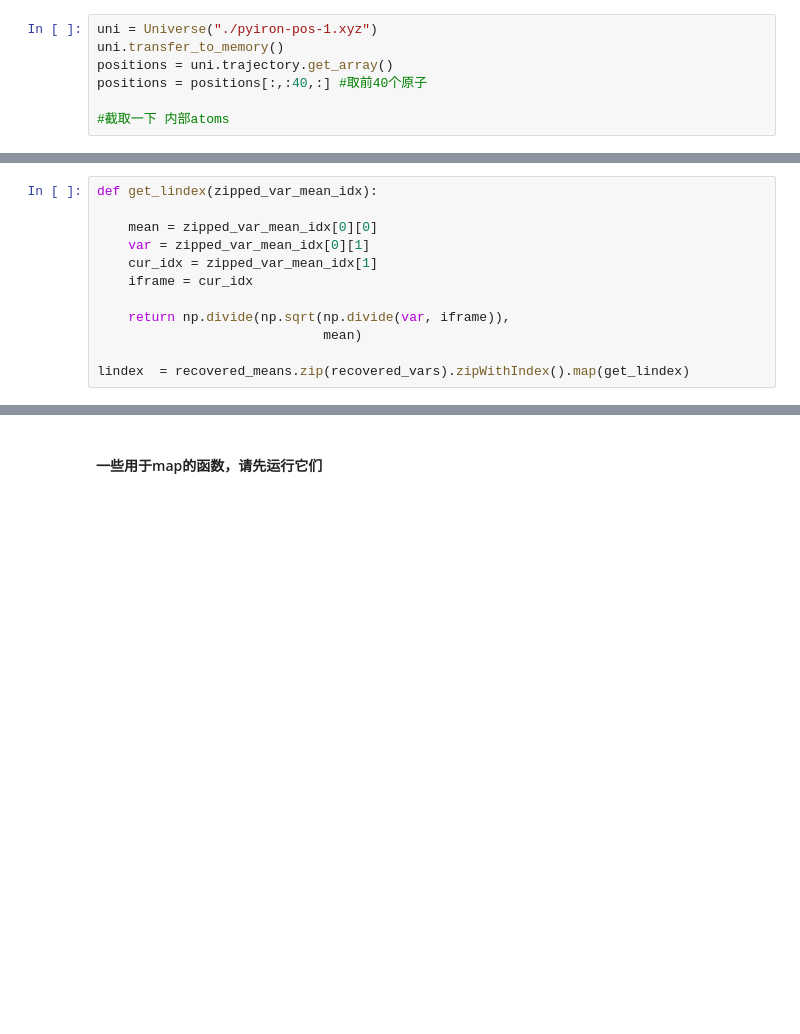
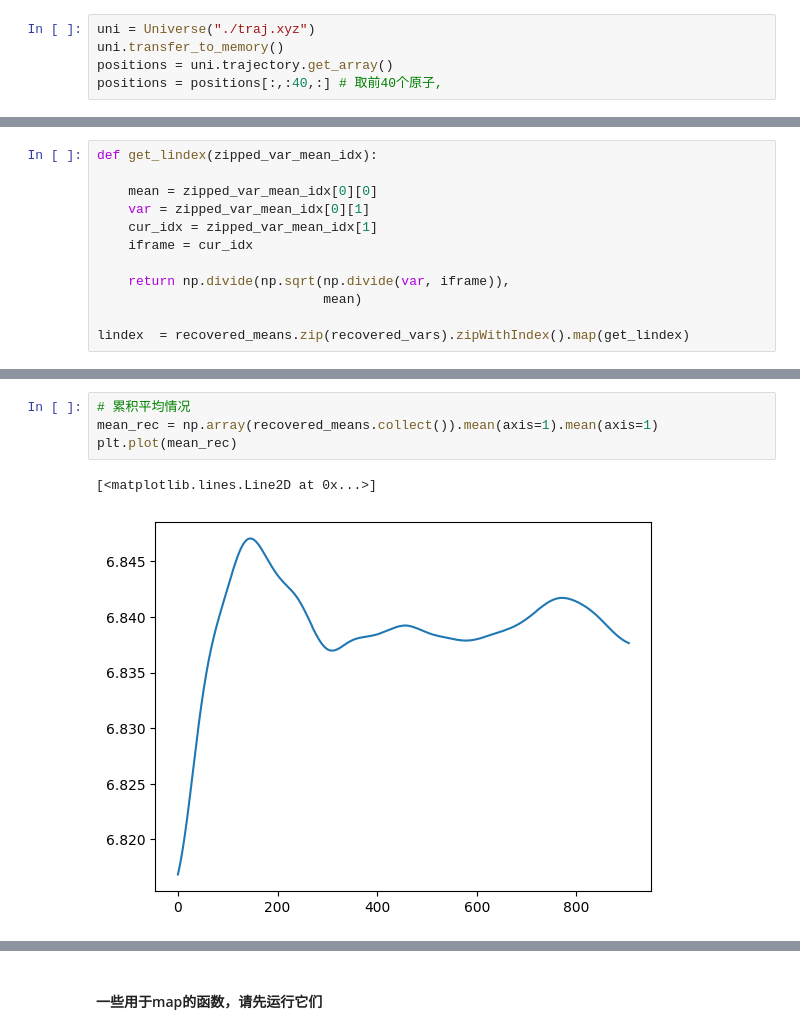
Before and after one commit to appassionate/lindemann_spark, a Jupyter notebook: resource/lindemann_spark.ipynb, the cells around one changed output, grey strips where cells are left out. Cells and saved outputs as stored; diff of their text form; blank space fills up the shorter version.

```diff
--- a/resource/lindemann_spark.ipynb
+++ b/resource/lindemann_spark.ipynb
@@ -25,11 +25,9 @@ xyz_file = "./pyiron-pos-1.xyz"
 ana_range = (0, ) #轨迹的start, stop, step
 # %%
-uni = Universe("./pyiron-pos-1.xyz")
+uni = Universe("./traj.xyz")
 uni.transfer_to_memory()
 positions = uni.trajectory.get_array()
-positions = positions[:,:40,:] #取前40个原子
-
-#截取一下 内部atoms
+positions = positions[:,:40,:] # 取前40个原子,
 # %%
 sc = SparkContext.getOrCreate()
 # %% [markdown]
@@ -107,0 +126,7 @@ lindemann_out.collect()
+# %%
+# 累积平均情况
+mean_rec = np.array(recovered_means.collect()).mean(axis=1).mean(axis=1)
+plt.plot(mean_rec)
+# %% [output]
+[<matplotlib.lines.Line2D at 0x...>]
+[figure, added]
```
Also changed, not shown: parts of 21 cells of this notebook.
